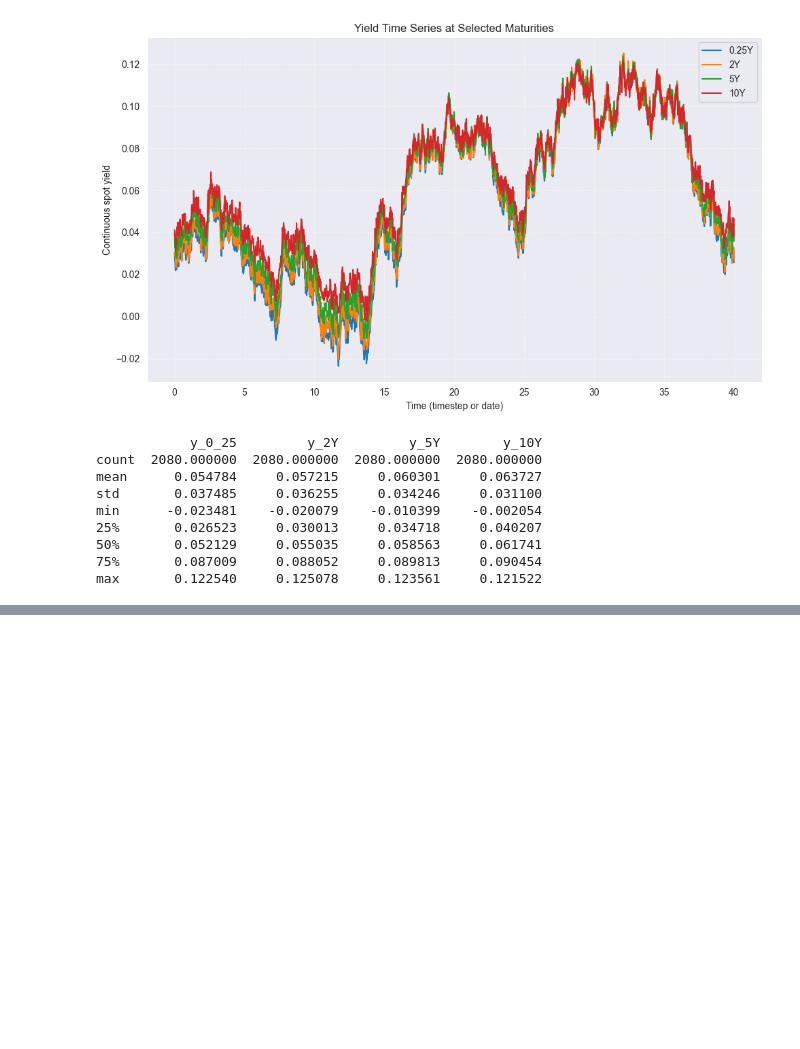
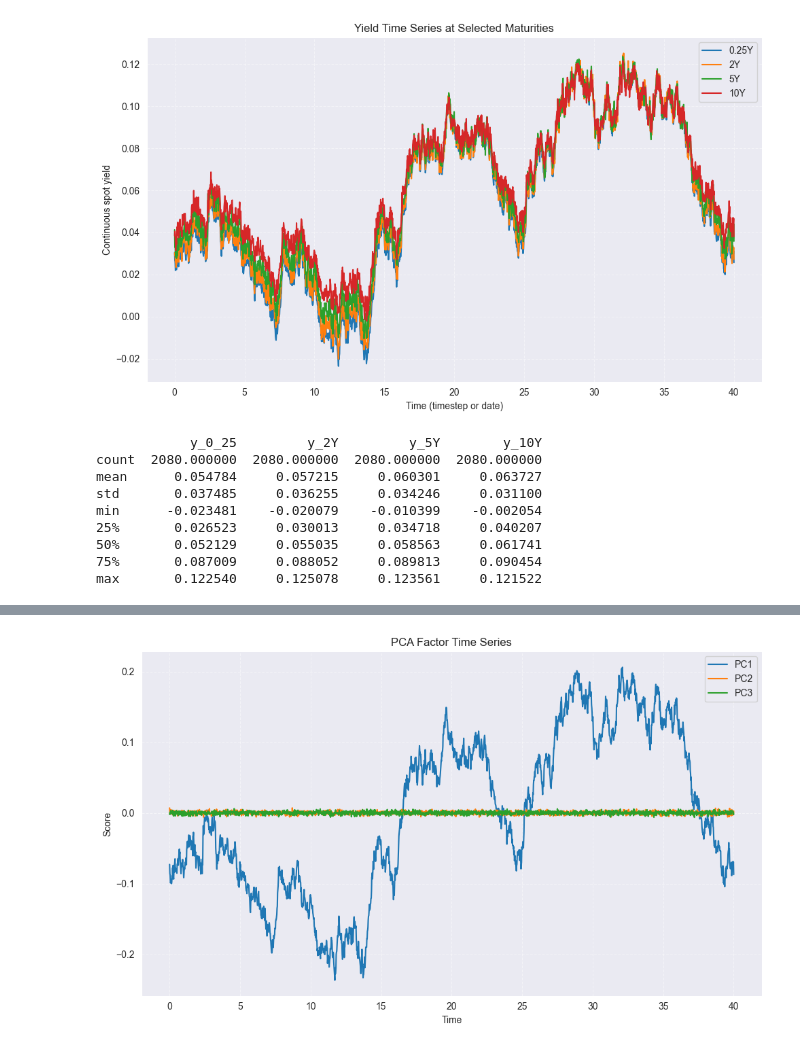
Before and after one commit to Madsnhr/FinEcon, a Jupyter notebook: Exam 2025/codeing/Solution.ipynb, the cells around one changed output, grey strips where cells are left out. Cells and saved outputs as stored; diff of their text form; code cells hidden in the pictures; blank space fills up the shorter version.

```diff
--- a/Exam 2025/codeing/Solution.ipynb
+++ b/Exam 2025/codeing/Solution.ipynb
@@ -173,0 +226,21 @@ max       0.122540     0.125078     0.123561     0.121522
+# %%
+scores = pca.transform(X_centered)   # shape: (T, n_components)
+
+pc_df = pd.DataFrame(
+    scores,
+    index=term_structure.index,
+    columns=[f"PC{i}" for i in range(1, n_components+1)]
+)
+# %%
+fig, ax = plt.subplots(figsize=(10,6))
+for col in pc_df.columns:
+    plt.plot(pc_df.index, pc_df[col], label=col)
+plt.xlabel("Time")
+plt.ylabel("Score")
+plt.title("PCA Factor Time Series")
+plt.legend()
+plt.grid(True, linestyle="--", alpha=0.5)
+plt.tight_layout()
+plt.show()
+# %% [output]
+[figure, added]
```
Also changed, not shown: parts of 9 cells of this notebook.
